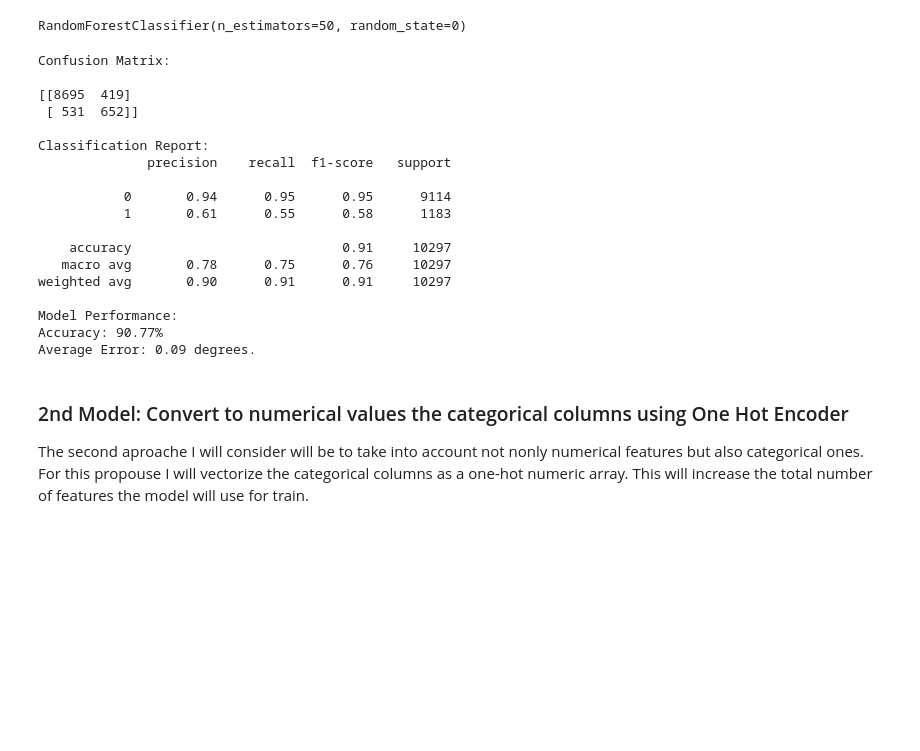
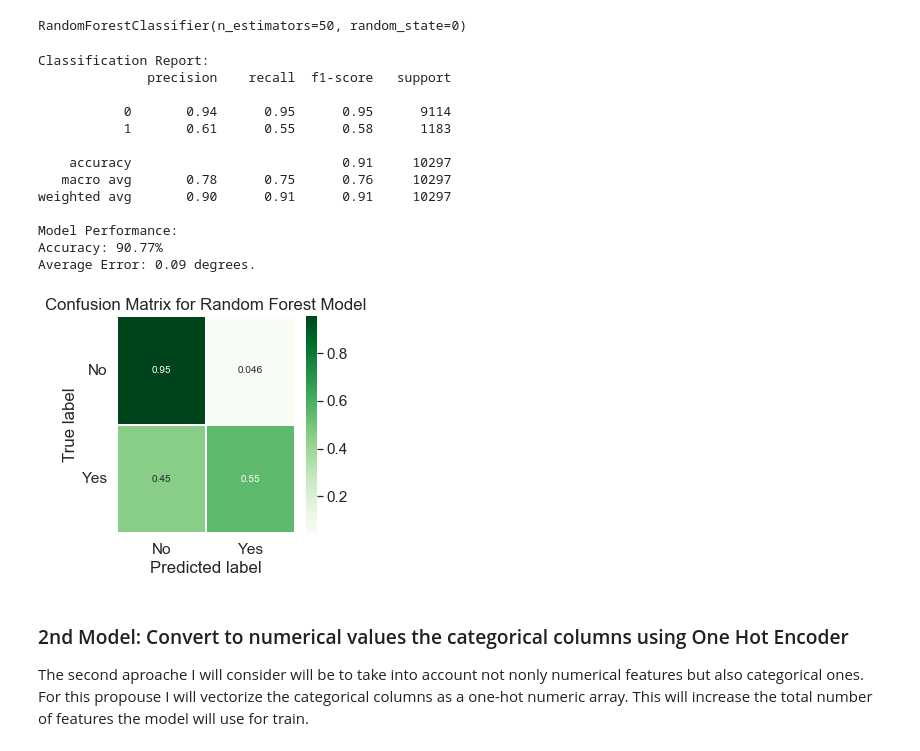
Before and after one commit to felipe-rojas-abatte/Marketing-Campaigns---kaggle, a Jupyter notebook: Main.ipynb, the cells around one changed output. Saved outputs shown, nothing was run; the diff lists cells and outputs as text; code cells hidden in the pictures; blank space fills up the shorter version.

```diff
--- a/Untitled.ipynb
+++ b/Main.ipynb
@@ -156,26 +159,22 @@ RandomForestClassifier(n_estimators=50, random_state=0)
 ## Prediction of the 1st model
 y1_pred = classifier1.predict(X1_test)
 # %%
-Classification_report(classifier1, y1_pred, y1_test)
+Classification_report_full(classifier1, y1_pred, y1_test)
 # %% [output]
-Confusion Matrix:
-
-[[8695  419]
- [ 531  652]]
-
 Classification Report:
               precision    recall  f1-score   support
 
            0       0.94      0.95      0.95      9114
            1       0.61      0.55      0.58      1183
 
     accuracy                           0.91     10297
    macro avg       0.78      0.75      0.76     10297
 weighted avg       0.90      0.91      0.91     10297
 
 Model Performance:
 Accuracy: 90.77%
 Average Error: 0.09 degrees.
+[figure, added]
 # %% [markdown]
 ### 2nd Model: Convert to numerical values the categorical columns using One Hot Encoder
 The second aproache I will consider will be to take into account not nonly numerical features but also categorical ones. For this propouse I will vectorize the categorical columns as a one-hot numeric array. This will increase the total number of features the model will use for train.
```
Also changed, not shown: parts of 9 cells of this notebook, 4 other files.
